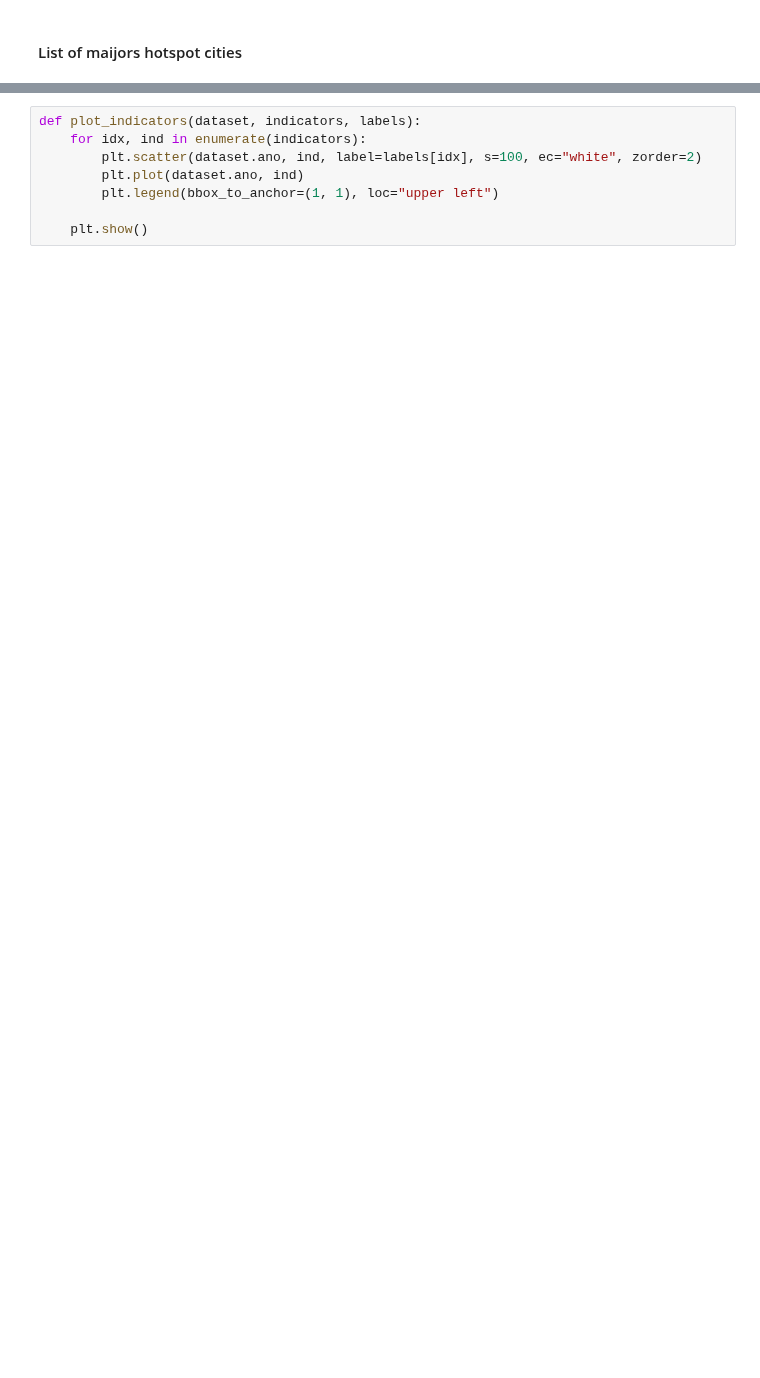
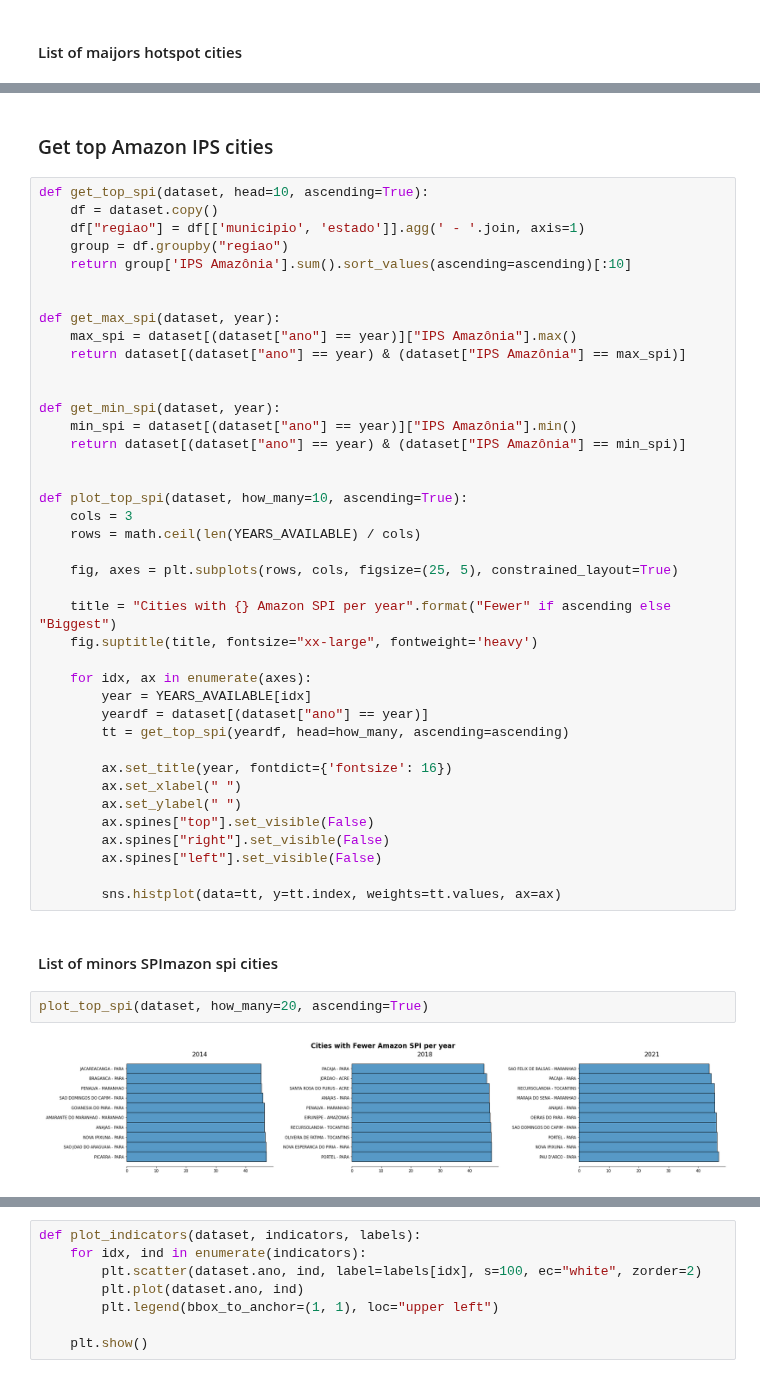
Before and after one commit to faustofcjr/amazon-social-progress, a Jupyter notebook: data_exploration.ipynb, the cells around one changed output, grey strips where cells are left out. Saved outputs shown, nothing was run; the diff lists cells and outputs as text; blank space fills up the shorter version.

```diff
--- a/data_exploration.ipynb
+++ b/data_exploration.ipynb
@@ -132,0 +101,48 @@ high_riskfire
+# %% [markdown]
+### Get top Amazon IPS cities
+# %%
+def get_top_spi(dataset, head=10, ascending=True):
+    df = dataset.copy()
+    df["regiao"] = df[['municipio', 'estado']].agg(' - '.join, axis=1)
+    group = df.groupby("regiao")
+    return group['IPS Amazônia'].sum().sort_values(ascending=ascending)[:10]
+
+
+def get_max_spi(dataset, year):
+    max_spi = dataset[(dataset["ano"] == year)]["IPS Amazônia"].max()
+    return dataset[(dataset["ano"] == year) & (dataset["IPS Amazônia"] == max_spi)]
+
+
+def get_min_spi(dataset, year):
+    min_spi = dataset[(dataset["ano"] == year)]["IPS Amazônia"].min()
+    return dataset[(dataset["ano"] == year) & (dataset["IPS Amazônia"] == min_spi)]
+
+
+def plot_top_spi(dataset, how_many=10, ascending=True):
+    cols = 3
+    rows = math.ceil(len(YEARS_AVAILABLE) / cols)
+
+    fig, axes = plt.subplots(rows, cols, figsize=(25, 5), constrained_layout=True)
+
+    title = "Cities with {} Amazon SPI per year".format("Fewer" if ascending else "Biggest")
+    fig.suptitle(title, fontsize="xx-large", fontweight='heavy')
+
+    for idx, ax in enumerate(axes):
+        year = YEARS_AVAILABLE[idx]
+        yeardf = dataset[(dataset["ano"] == year)]
+        tt = get_top_spi(yeardf, head=how_many, ascending=ascending)
+
+        ax.set_title(year, fontdict={'fontsize': 16})
+        ax.set_xlabel(" ")
+        ax.set_ylabel(" ")
+        ax.spines["top"].set_visible(False)
+        ax.spines["right"].set_visible(False)
+        ax.spines["left"].set_visible(False)
+
+        sns.histplot(data=tt, y=tt.index, weights=tt.values, ax=ax)
+# %% [markdown]
+#### List of minors SPImazon spi cities
+# %%
+plot_top_spi(dataset, how_many=20, ascending=True)
+# %% [output]
+[figure, added]
```
Also changed, not shown: parts of 19 cells of this notebook.
